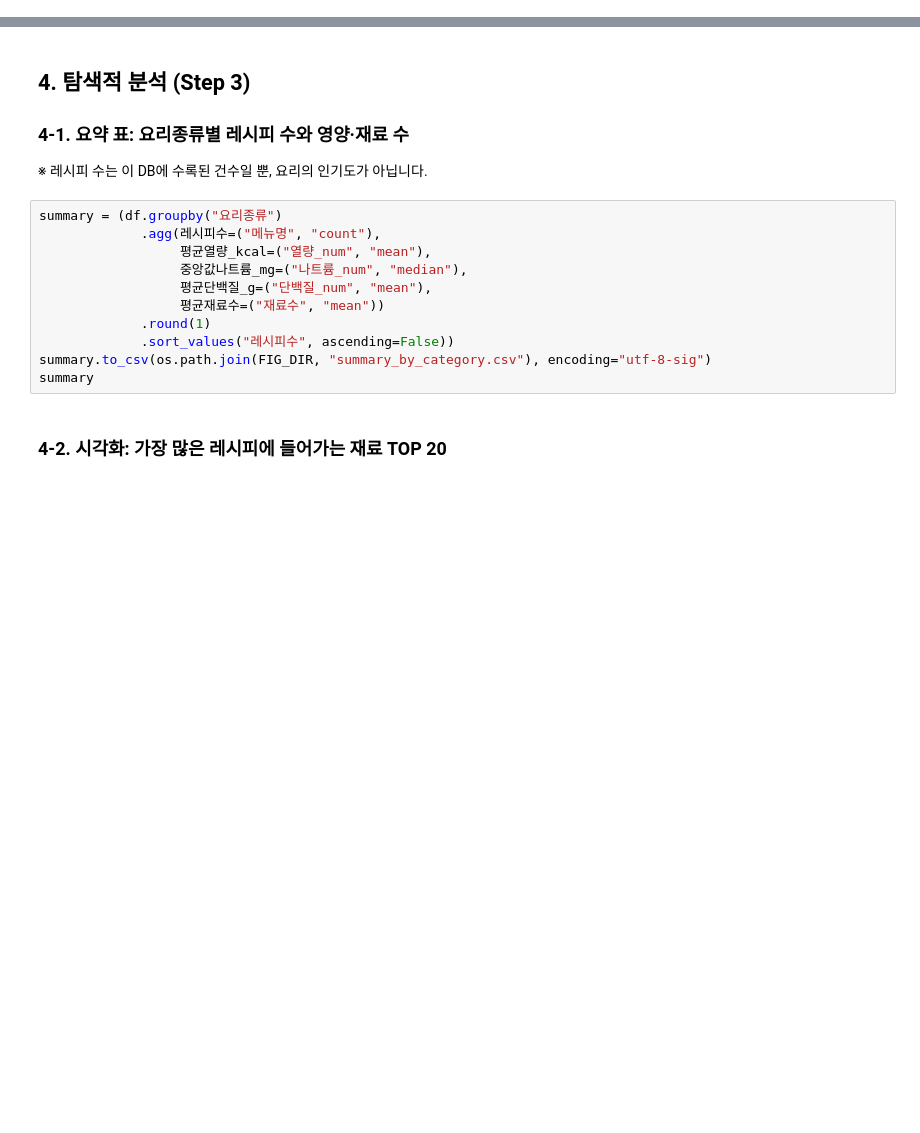
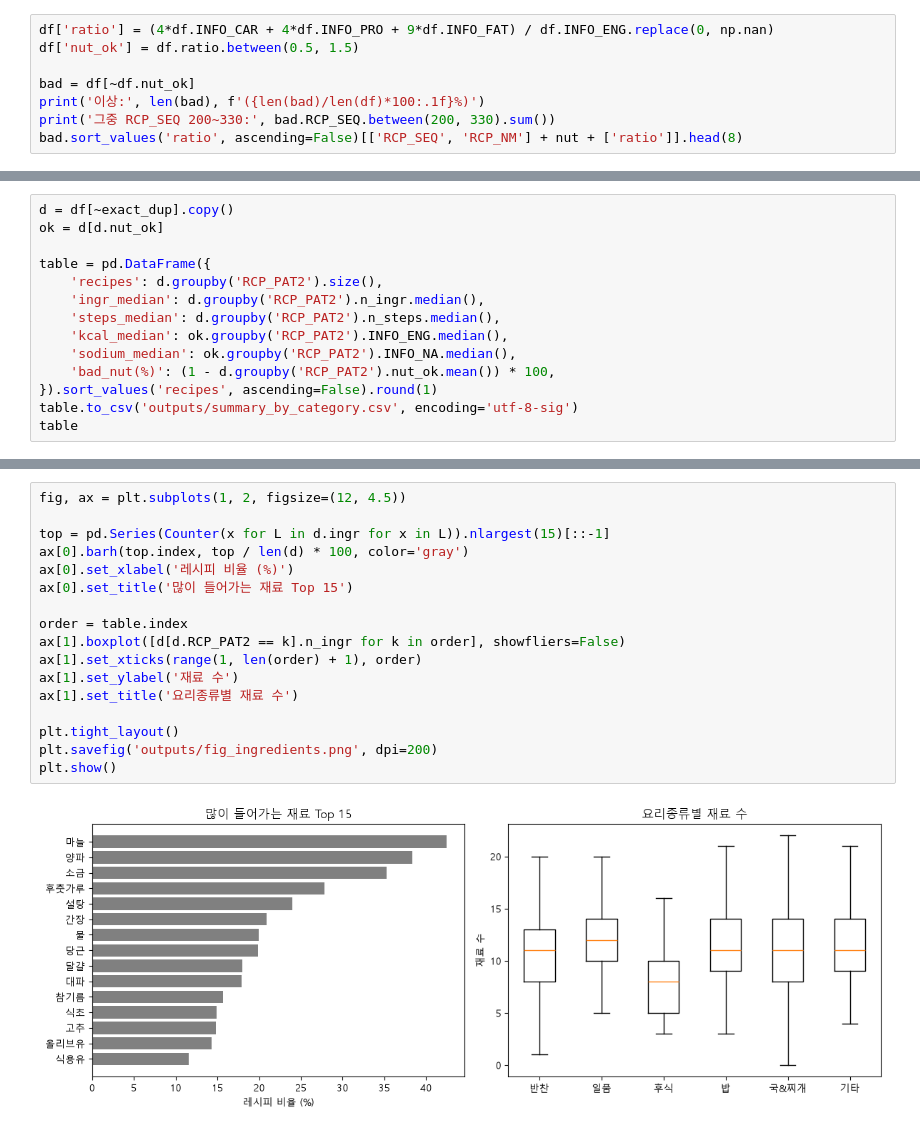
Before and after one commit to choissu0406/fridge-recipe-recommender, a Jupyter notebook: data_exploration.ipynb, the cells around one changed output, grey strips where cells are left out. Saved outputs shown, nothing was run; the diff lists cells and outputs as text; blank space fills up the shorter version.

```diff
--- a/data_exploration.ipynb
+++ b/data_exploration.ipynb
@@ -153,0 +145,8 @@ print(df["조리방법"].value_counts())
+# %%
+df['ratio'] = (4*df.INFO_CAR + 4*df.INFO_PRO + 9*df.INFO_FAT) / df.INFO_ENG.replace(0, np.nan)
+df['nut_ok'] = df.ratio.between(0.5, 1.5)
+
+bad = df[~df.nut_ok]
+print('이상:', len(bad), f'({len(bad)/len(df)*100:.1f}%)')
+print('그중 RCP_SEQ 200~330:', bad.RCP_SEQ.between(200, 330).sum())
+bad.sort_values('ratio', ascending=False)[['RCP_SEQ', 'RCP_NM'] + nut + ['ratio']].head(8)
@@ -197,0 +250,14 @@ df[["메뉴명", "재료목록_원본", "재료수"]].head(10)
+# %%
+d = df[~exact_dup].copy()
+ok = d[d.nut_ok]
+
+table = pd.DataFrame({
+    'recipes': d.groupby('RCP_PAT2').size(),
+    'ingr_median': d.groupby('RCP_PAT2').n_ingr.median(),
+    'steps_median': d.groupby('RCP_PAT2').n_steps.median(),
+    'kcal_median': ok.groupby('RCP_PAT2').INFO_ENG.median(),
+    'sodium_median': ok.groupby('RCP_PAT2').INFO_NA.median(),
+    'bad_nut(%)': (1 - d.groupby('RCP_PAT2').nut_ok.mean()) * 100,
+}).sort_values('recipes', ascending=False).round(1)
+table.to_csv('outputs/summary_by_category.csv', encoding='utf-8-sig')
+table
@@ -227,17 +277,19 @@ for key in ["마늘", "달걀", "계란", "간장", "파"]:
-# %% [markdown]
-## 4. 탐색적 분석 (Step 3)
-### 4-1. 요약 표: 요리종류별 레시피 수와 영양·재료 수
-※ 레시피 수는 이 DB에 수록된 건수일 뿐, 요리의 인기도가 아닙니다.
-# %%
-summary = (df.groupby("요리종류")
-             .agg(레시피수=("메뉴명", "count"),
-                  평균열량_kcal=("열량_num", "mean"),
-                  중앙값나트륨_mg=("나트륨_num", "median"),
-                  평균단백질_g=("단백질_num", "mean"),
-                  평균재료수=("재료수", "mean"))
-             .round(1)
-             .sort_values("레시피수", ascending=False))
-summary.to_csv(os.path.join(FIG_DIR, "summary_by_category.csv"), encoding="utf-8-sig")
-summary
-# %% [markdown]
-### 4-2. 시각화: 가장 많은 레시피에 들어가는 재료 TOP 20
+# %%
+fig, ax = plt.subplots(1, 2, figsize=(12, 4.5))
+
+top = pd.Series(Counter(x for L in d.ingr for x in L)).nlargest(15)[::-1]
+ax[0].barh(top.index, top / len(d) * 100, color='gray')
+ax[0].set_xlabel('레시피 비율 (%)')
+ax[0].set_title('많이 들어가는 재료 Top 15')
+
+order = table.index
+ax[1].boxplot([d[d.RCP_PAT2 == k].n_ingr for k in order], showfliers=False)
+ax[1].set_xticks(range(1, len(order) + 1), order)
+ax[1].set_ylabel('재료 수')
+ax[1].set_title('요리종류별 재료 수')
+
+plt.tight_layout()
+plt.savefig('outputs/fig_ingredients.png', dpi=200)
+plt.show()
+# %% [output]
+[figure, added]
```
Also changed, not shown: parts of 50 cells of this notebook, 3 other files.
